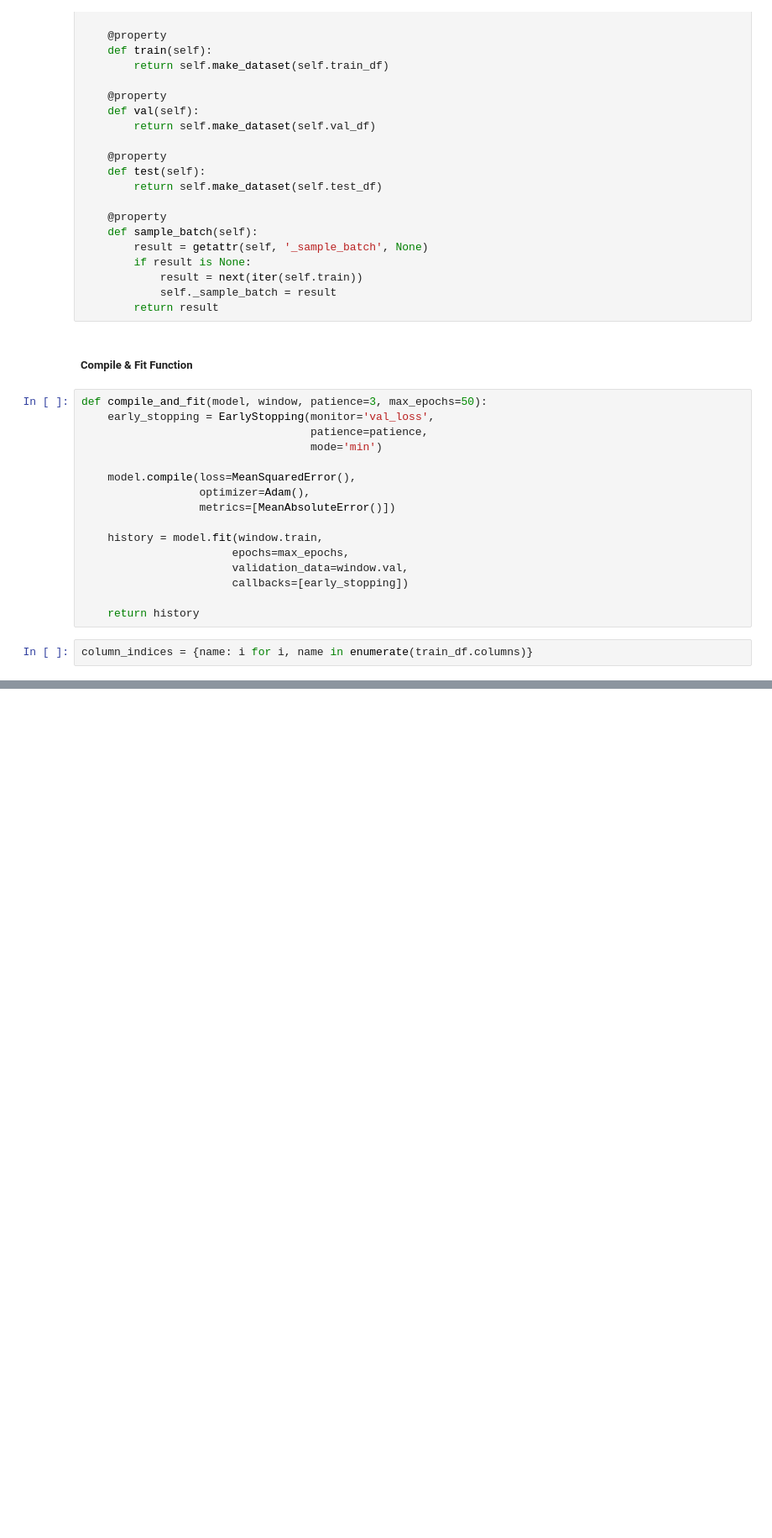
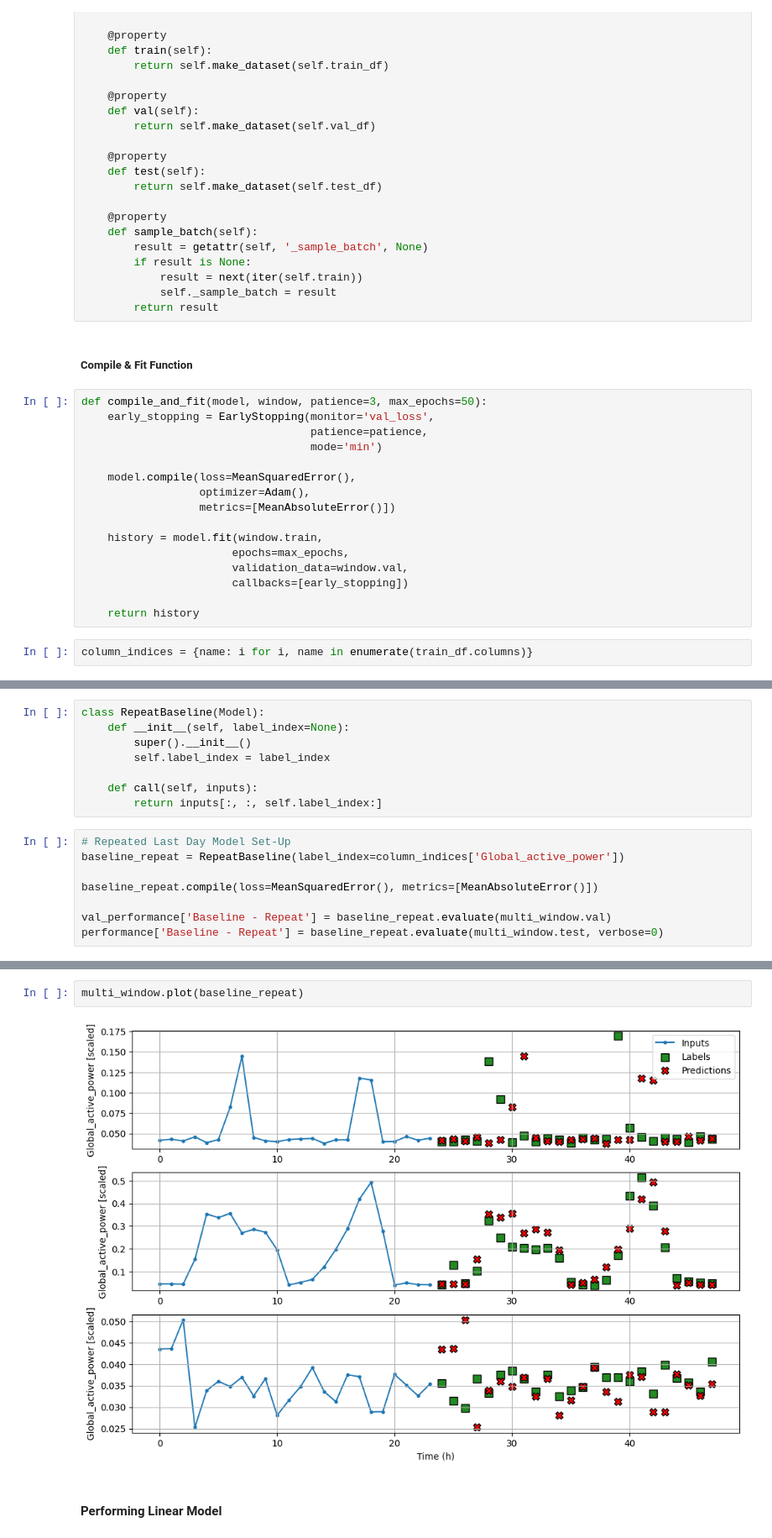
Before and after one commit to joakor89/Time_series_in_python, a Jupyter notebook: chap_18/electricpower_hh.ipynb, the cells around one changed output, grey strips where cells are left out. Shown at 84% size. Saved outputs shown, nothing was run; the diff lists cells and outputs as text; blank space fills up the shorter version.

```diff
--- a/chap_18/electricpower_hh.ipynb
+++ b/chap_18/electricpower_hh.ipynb
@@ -189,0 +226,16 @@ column_indices = {name: i for i, name in enumerate(train_df.columns)}
+# %%
+class RepeatBaseline(Model):
+    def __init__(self, label_index=None):
+        super().__init__()
+        self.label_index = label_index
+
+    def call(self, inputs):
+        return inputs[:, :, self.label_index:]
+# %%
+# Repeated Last Day Model Set-Up
+baseline_repeat = RepeatBaseline(label_index=column_indices['Global_active_power'])
+
+baseline_repeat.compile(loss=MeanSquaredError(), metrics=[MeanAbsoluteError()])
+
+val_performance['Baseline - Repeat'] = baseline_repeat.evaluate(multi_window.val)
+performance['Baseline - Repeat'] = baseline_repeat.evaluate(multi_window.test, verbose=0)
@@ -189,0 +244,6 @@ column_indices = {name: i for i, name in enumerate(train_df.columns)}
+# %%
+multi_window.plot(baseline_repeat)
+# %% [output]
+[figure, added]
+# %% [markdown]
+#### Performing Linear Model
```
Also changed, not shown: parts of 30 cells of this notebook, 1 other file.
